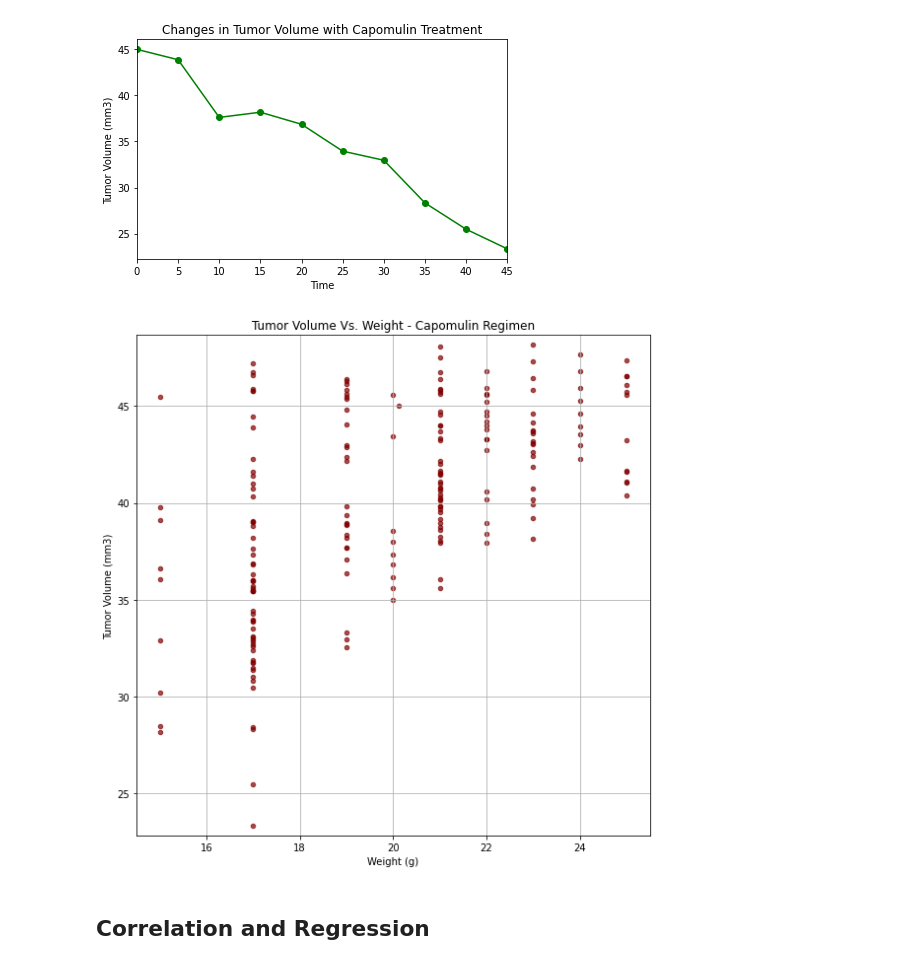
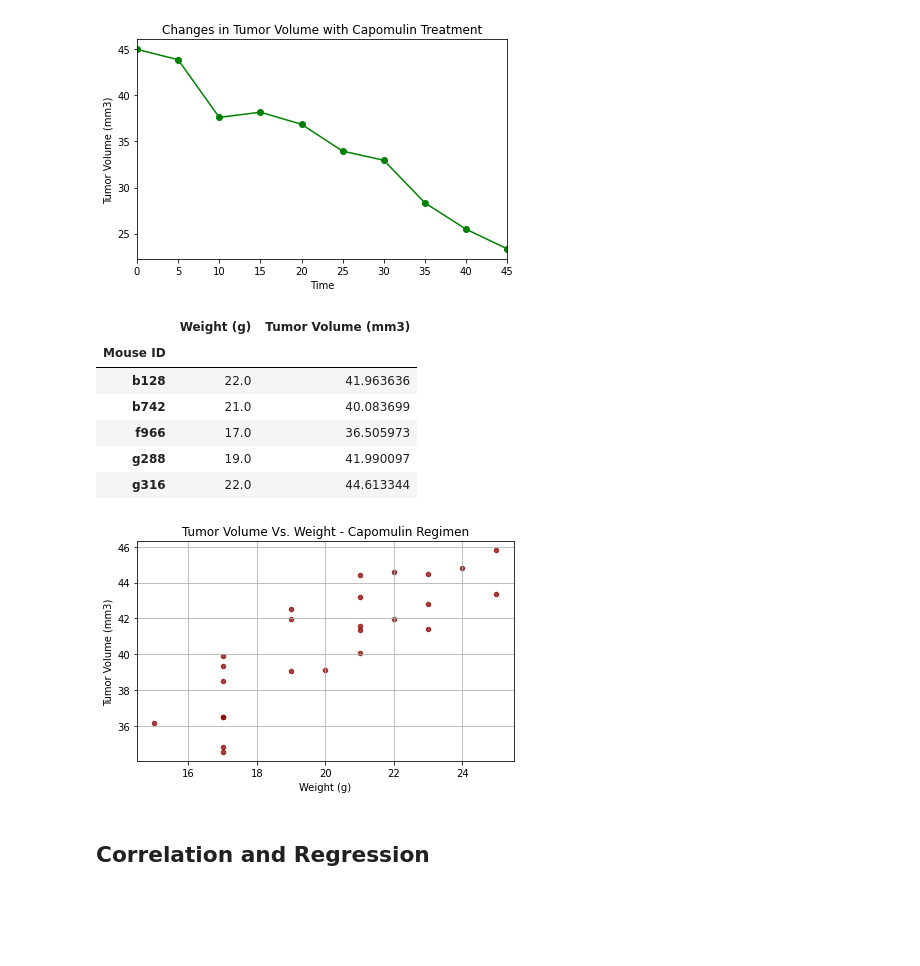
Before and after one commit to bminhas01/matplotlib-challenge, a Jupyter notebook: pymaceuticals_starter.ipynb, the cells around one changed output. Drawn from its saved outputs; the diff is of its cells as text; code cells hidden in the pictures; blank space fills up the shorter version.

Commit message:
All graphs created

```diff
--- a/pymaceuticals_starter.ipynb
+++ b/pymaceuticals_starter.ipynb
@@ -319,21 +292,29 @@ plt.show()
 [figure]
 # %%
 # Create DataFrame grouped by Tumor Volume, for all mice treated with Capomulin
-mean_vol_df = filtered_capomulin_df.groupby('Tumor Volume (mm3)').mean()[['Weight (g)']]
-mean_vol_df.reset_index(inplace=True)
+mean_vol_df = filtered_capomulin_df.groupby('Mouse ID').mean()[['Weight (g)', 'Tumor Volume (mm3)']]
+mean_vol_df.head()
+# %% [output]
+|  | Weight (g) | Tumor Volume (mm3) |
+| Mouse ID |  |  |
+| b128 | 22.0 | 41.963636 |
+| b742 | 21.0 | 40.083699 |
+| f966 | 17.0 | 36.505973 |
+| g288 | 19.0 | 41.990097 |
+| g316 | 22.0 | 44.613344 |
 # %%
 # Generate a scatter plot of average tumor volume vs. mouse weight for the Capomulin regimen
-mean_vol_df.plot(kind="scatter", x="Weight (g)", y="Tumor Volume (mm3)", grid=True, figsize=(8,8),
-              title="Tumor Volume Vs. Weight - Capomulin Regimen", color = 'maroon', alpha=0.70)
+mean_vol_df.plot(kind="scatter", x="Weight (g)", y="Tumor Volume (mm3)", grid=True, figsize=(6,4),
+              title="Tumor Volume Vs. Weight - Capomulin Regimen", color = 'darkred', alpha=0.75)
 
 # Set y-axis limits
 plt.ylim(min(mean_vol_df['Tumor Volume (mm3)']) - 0.5, max(mean_vol_df['Tumor Volume (mm3)']) + 0.5)
 
 # Save and display graph
 plt.tight_layout()
-plt.savefig("Analysis/ScatterPyplot.png")
+plt.savefig("Analysis/ScatterPlot.png")
 plt.show()
 # %% [output]
-[figure, old version]
+[figure, new version]
 # %% [markdown]
 ## Correlation and Regression
```
Also changed, not shown: parts of 10 cells of this notebook, 3 other files.
